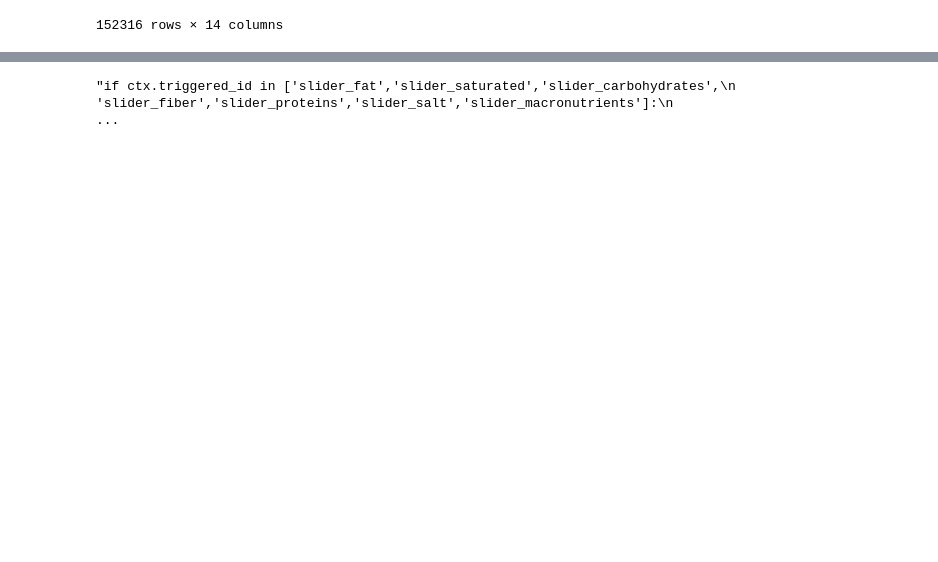
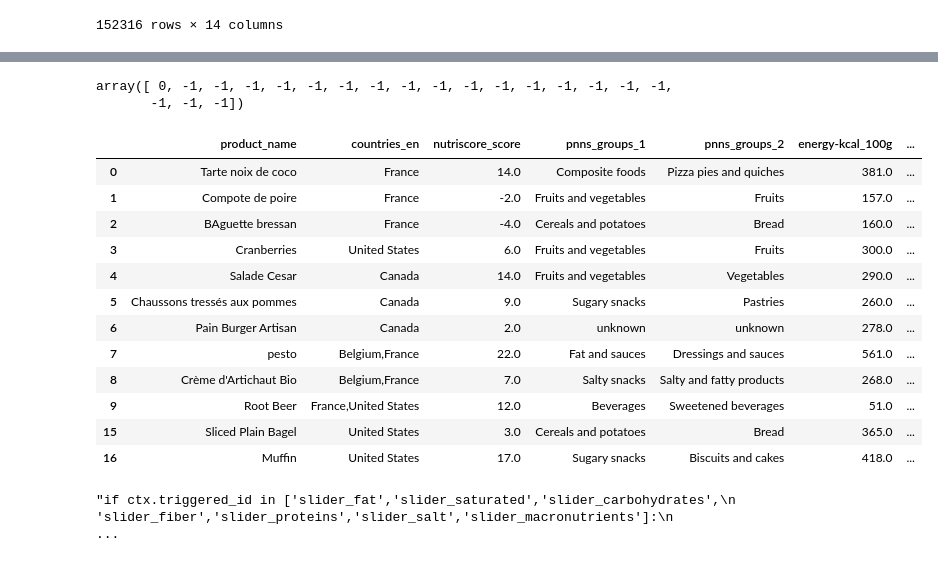
Before and after one commit to RubenHf/project_nutrition, a Jupyter notebook: notebooks/Dashboard.ipynb, the cells around one changed output, grey strips where cells are left out. Drawn from its saved outputs; the diff is of its cells as text; code cells hidden in the pictures; blank space fills up the shorter version.

```diff
--- a/notebooks/Dashboard.ipynb
+++ b/notebooks/Dashboard.ipynb
@@ -36,15 +38,14 @@ print(sys.version)
 3.11.4 | packaged by Anaconda, Inc. | (main, Jul  5 2023, 13:38:37) [MSC v.1916 64 bit (AMD64)]
 # %%
 # Get the current directory of the notebook
-# Get the directory of the script
-script_dir = os.path.dirname(os.path.abspath(__file__))
+file_dir = os.getcwd()
 
 # Go up one level to the parent directory (assuming the script is in the 'app' directory)
-app_dir = os.path.dirname(script_dir)
+app_dir = os.path.dirname(file_dir)
 
 # Define the path to the file in the /files directory
 file_path = os.path.join(app_dir, 'files', 'donnees_nettoyees.csv')
-
+#file_path='donnees_nettoyees.csv'
 # Now you can use the file_path to access your file
 with open(file_path, 'r') as file:
     data = pd.read_csv(file_path, sep = "\t")
@@ -467,0 +657,23 @@ NotFound: 404 Not Found: The requested URL was not found on the server. If you e
+# %%
+np.where(data[:20].product_name.isin(["Tarte noix de coco"]), 0, -1)
+# %% [output]
+array([ 0, -1, -1, -1, -1, -1, -1, -1, -1, -1, -1, -1, -1, -1, -1, -1, -1,
+       -1, -1, -1])
+# %%
+mask = data.iloc[:10]
+mask2 = data.iloc[15:17]
+pd.concat([mask, mask2])
+# %% [output]
+|  | product_name | countries_en | nutriscore_score | pnns_groups_1 | pnns_groups_2 | energy-kcal_100g | ... |
+| 0 | Tarte noix de coco | France | 14.0 | Composite foods | Pizza pies and quiches | 381.0 | ... |
+| 1 | Compote de poire | France | -2.0 | Fruits and vegetables | Fruits | 157.0 | ... |
+| 2 | BAguette bressan | France | -4.0 | Cereals and potatoes | Bread | 160.0 | ... |
+| 3 | Cranberries | United States | 6.0 | Fruits and vegetables | Fruits | 300.0 | ... |
+| 4 | Salade Cesar | Canada | 14.0 | Fruits and vegetables | Vegetables | 290.0 | ... |
+| 5 | Chaussons tressés aux pommes | Canada | 9.0 | Sugary snacks | Pastries | 260.0 | ... |
+| 6 | Pain Burger Artisan | Canada | 2.0 | unknown | unknown | 278.0 | ... |
+| 7 | pesto | Belgium,France | 22.0 | Fat and sauces | Dressings and sauces | 561.0 | ... |
+| 8 | Crème d'Artichaut Bio | Belgium,France | 7.0 | Salty snacks | Salty and fatty products | 268.0 | ... |
+| 9 | Root Beer | France,United States | 12.0 | Beverages | Sweetened beverages | 51.0 | ... |
+| 15 | Sliced Plain Bagel | United States | 3.0 | Cereals and potatoes | Bread | 365.0 | ... |
+| 16 | Muffin | United States | 17.0 | Sugary snacks | Biscuits and cakes | 418.0 | ... |
```
Also changed, not shown: parts of 14 cells of this notebook, 4 other files.
